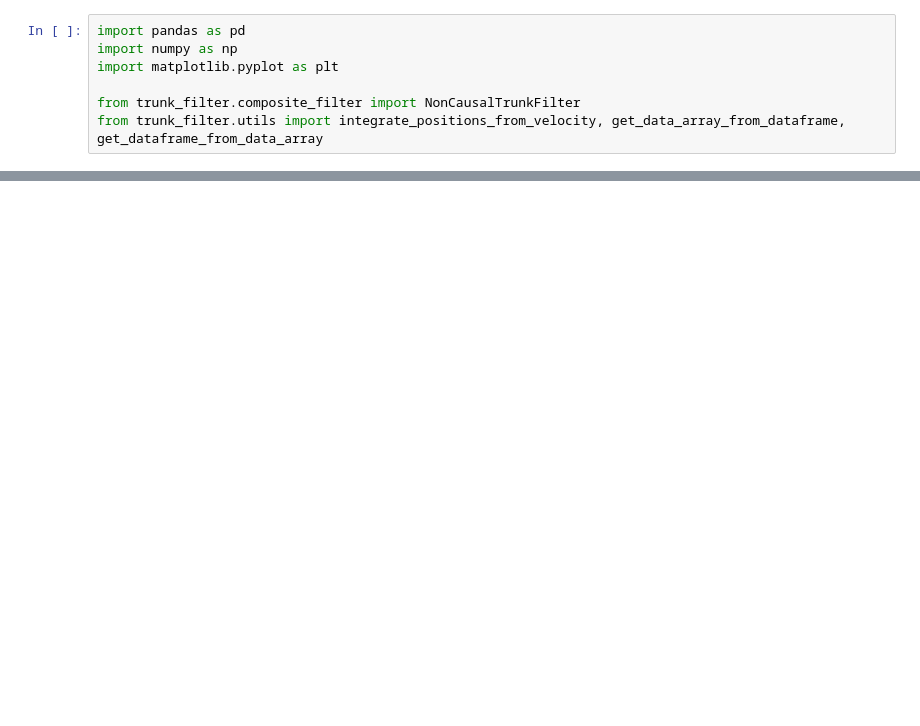
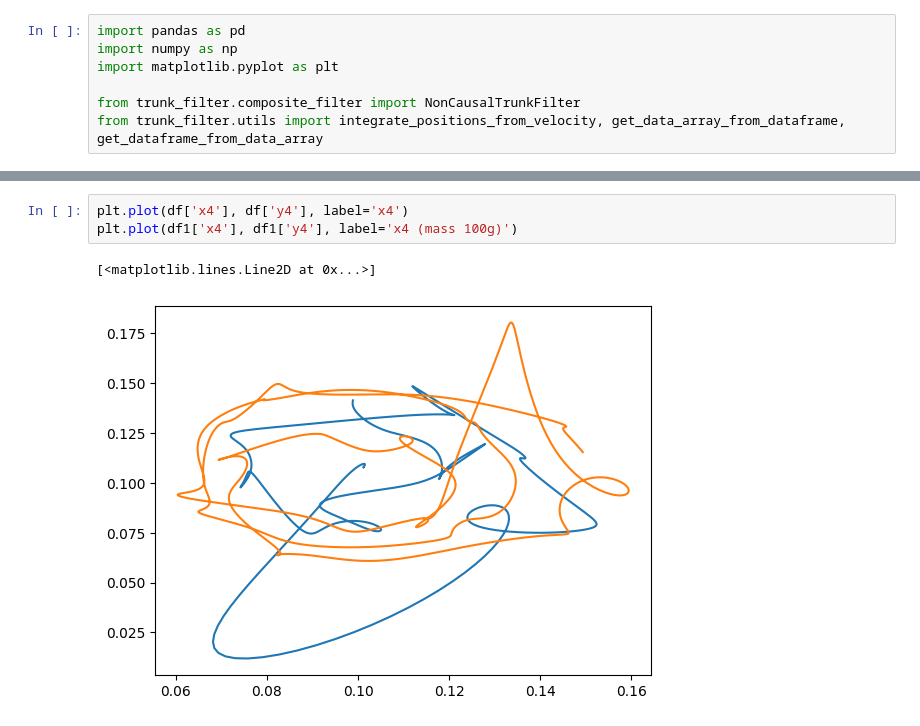
Before and after one commit to patrick-benito/trunk-gnn, a Jupyter notebook: scripts/visualize_dataset.ipynb, the cells around one changed output, grey strips where cells are left out. Drawn from its saved outputs; the diff is of its cells as text; blank space fills up the shorter version.

```diff
--- a/scripts/visualize_dataset.ipynb
+++ b/scripts/visualize_dataset.ipynb
@@ -64,0 +53,6 @@ plt.show()
+# %%
+plt.plot(df['x4'], df['y4'], label='x4')
+plt.plot(df1['x4'], df1['y4'], label='x4 (mass 100g)')
+# %% [output]
+[<matplotlib.lines.Line2D at 0x...>]
+[figure, added]
```
Also changed, not shown: parts of 13 cells of this notebook, 3 other files.
